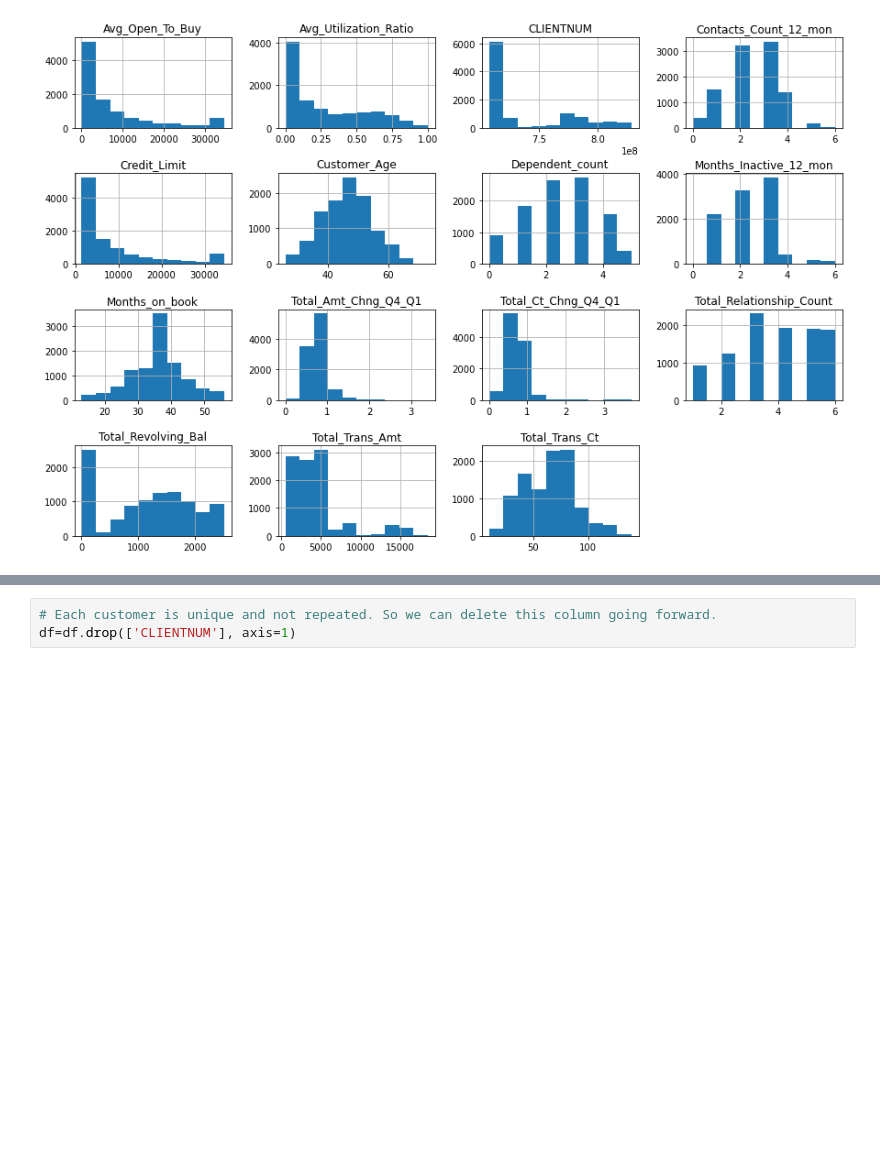
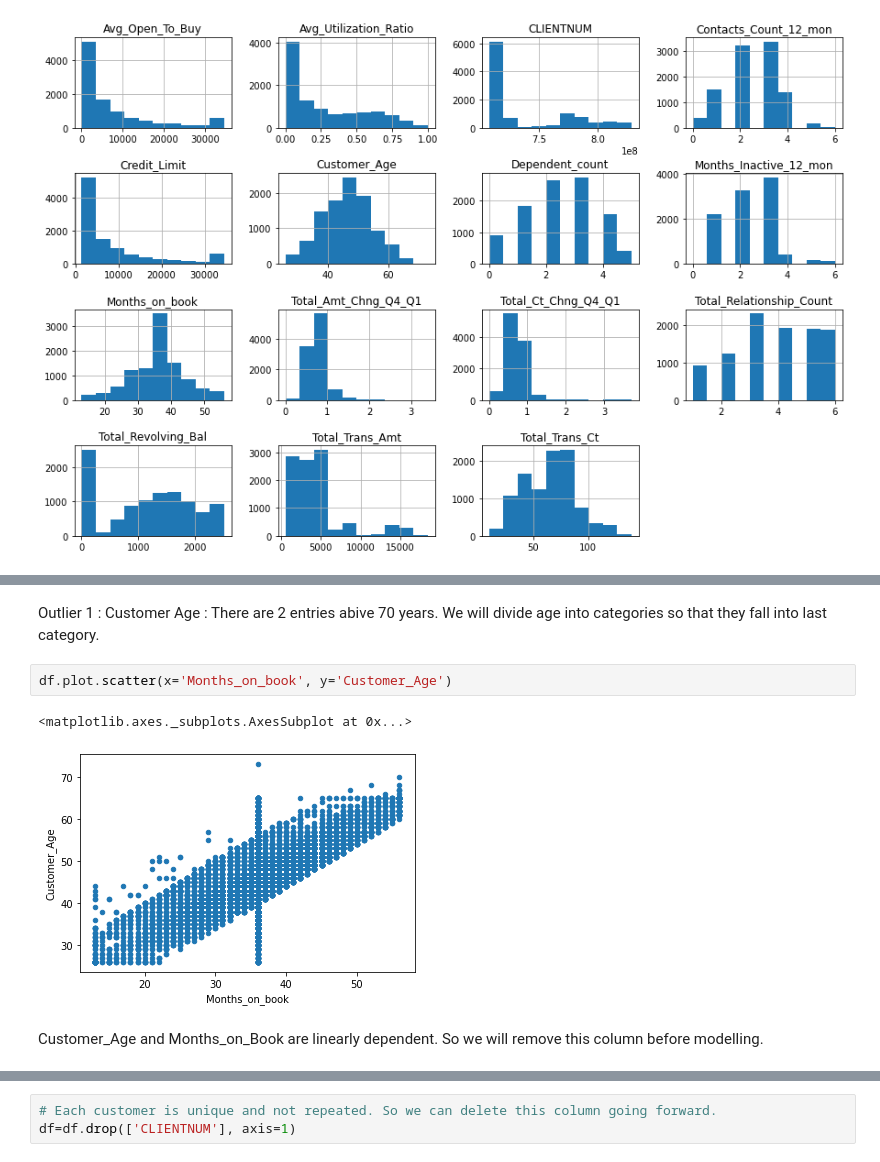
Before and after one commit to padmaparam/Projects, a Jupyter notebook: CustomerChurnPrediction/CustomerChurnDataWrangling.ipynb, the cells around one changed output, grey strips where cells are left out. Cells and saved outputs as stored; diff of their text form; blank space fills up the shorter version.

```diff
--- a/CustomerChurnPrediction/CustomerChurnDataWrangling.ipynb
+++ b/CustomerChurnPrediction/CustomerChurnDataWrangling.ipynb
@@ -97,0 +124,9 @@ plt.subplots_adjust(hspace=0.5)
+# %% [markdown]
+Outlier 1 : Customer Age : There are 2 entries abive 70 years. We will divide age into categories so that they fall into last category.
+# %%
+df.plot.scatter(x='Months_on_book', y='Customer_Age')
+# %% [output]
+<matplotlib.axes._subplots.AxesSubplot at 0x...>
+[figure, added]
+# %% [markdown]
+Customer_Age and Months_on_Book are linearly dependent. So we will remove this column before modelling.
```
Also changed, not shown: parts of 13 cells of this notebook.
